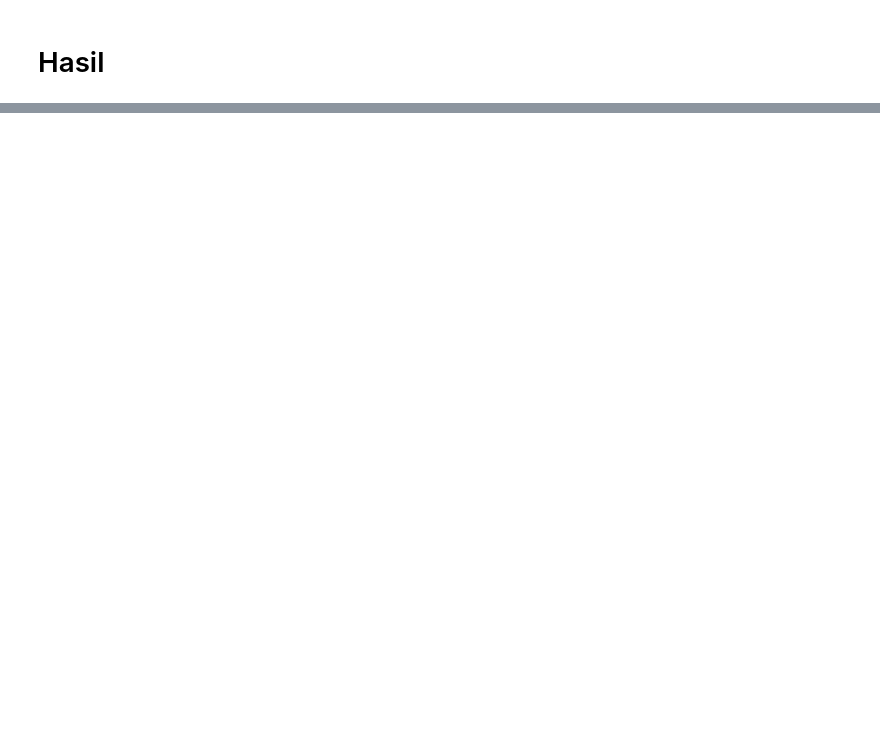
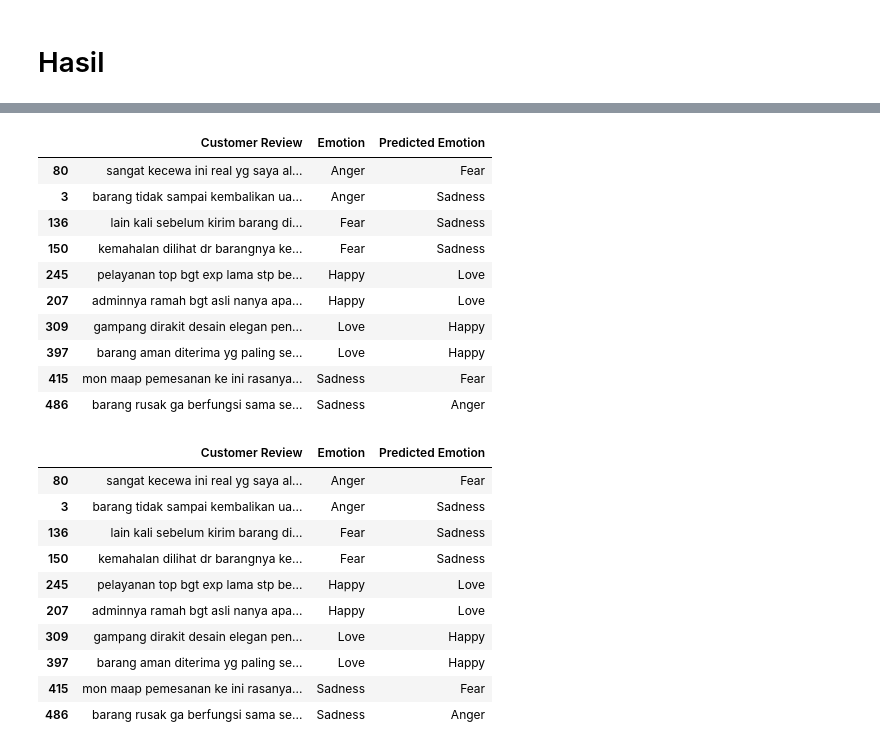
Before and after one commit to devapratama/text-emotion-recognition, a Jupyter notebook: notebooks/text_emotion_recognition_transformer_pipeline.ipynb, the cells around one changed output, grey strips where cells are left out. Saved outputs shown, nothing was run; the diff lists cells and outputs as text; code cells hidden in the pictures; blank space fills up the shorter version.

```diff
--- a/notebooks/text_emotion_recognition_transformer_pipeline.ipynb
+++ b/notebooks/text_emotion_recognition_transformer_pipeline.ipynb
@@ -547,0 +581,39 @@ array([[76, 12,  1,  0, 11],
+# %%
+def display_incorrect_predictions_per_label(data, tokenizer, model, label_encoder, maxlen):
+    # Process the data
+    data['Customer Review'] = data['Customer Review'].str.lower()
+    data['Customer Review'] = data['Customer Review'].str.replace(r'[^a-z\s]', ' ', regex=True)
+    data['Customer Review'] = data['Customer Review'].apply(lambda x: re.sub(r'\s+', ' ', x).strip())
+
+    predictions = []
+
+    # Iterate and predict
+    for text in data['Customer Review']:
+        sequence = tokenizer.texts_to_sequences([text])
+        padded_sequence = pad_sequences(sequence, maxlen=maxlen)
+        prediction = model.predict(padded_sequence)
+        class_index = np.argmax(prediction, axis=1)
+        class_label = label_encoder.inverse_transform(class_index)
+        predictions.append(class_label[0])
+
+    # Create a result DataFrame
+    result_df = pd.DataFrame({
+        'Customer Review': data['Customer Review'],
+        'Emotion': data['Emotion'],
+        'Predicted Emotion': predictions
+    })
+
+    # Filter out incorrect predictions
+    incorrect_predictions = result_df[result_df['Emotion'] != result_df['Predicted Emotion']]
+
+    # Sample 2 incorrect predictions for each label
+    sampled_incorrect_predictions = pd.DataFrame()
+    for label in label_encoder.classes_:
+        label_incorrect = incorrect_predictions[incorrect_predictions['Emotion'] == label]
+        sampled_label_incorrect = label_incorrect.sample(n=2, random_state=np.random.seed())
+        sampled_incorrect_predictions = pd.concat([sampled_incorrect_predictions, sampled_label_incorrect])
+
+    return sampled_incorrect_predictions
+
+# Usage
+sampled_incorrect = display_incorrect_predictions_per_label(test_data, tokenizer, model, label_encoder, maxlen)
@@ -547,0 +638,25 @@ array([[76, 12,  1,  0, 11],
+# %%
+sampled_incorrect
+# %% [output]
+|  | Customer Review | Emotion | Predicted Emotion |
+| 80 | sangat kecewa ini real yg saya al... | Anger | Fear |
+| 3 | barang tidak sampai kembalikan ua... | Anger | Sadness |
+| 136 | lain kali sebelum kirim barang di... | Fear | Sadness |
+| 150 | kemahalan dilihat dr barangnya ke... | Fear | Sadness |
+| 245 | pelayanan top bgt exp lama stp be... | Happy | Love |
+| 207 | adminnya ramah bgt asli nanya apa... | Happy | Love |
+| 309 | gampang dirakit desain elegan pen... | Love | Happy |
+| 397 | barang aman diterima yg paling se... | Love | Happy |
+| 415 | mon maap pemesanan ke ini rasanya... | Sadness | Fear |
+| 486 | barang rusak ga berfungsi sama se... | Sadness | Anger |
+|  | Customer Review | Emotion | Predicted Emotion |
+| 80 | sangat kecewa ini real yg saya al... | Anger | Fear |
+| 3 | barang tidak sampai kembalikan ua... | Anger | Sadness |
+| 136 | lain kali sebelum kirim barang di... | Fear | Sadness |
+| 150 | kemahalan dilihat dr barangnya ke... | Fear | Sadness |
+| 245 | pelayanan top bgt exp lama stp be... | Happy | Love |
+| 207 | adminnya ramah bgt asli nanya apa... | Happy | Love |
+| 309 | gampang dirakit desain elegan pen... | Love | Happy |
+| 397 | barang aman diterima yg paling se... | Love | Happy |
+| 415 | mon maap pemesanan ke ini rasanya... | Sadness | Fear |
+| 486 | barang rusak ga berfungsi sama se... | Sadness | Anger |
```
Also changed, not shown: parts of 17 cells of this notebook.
